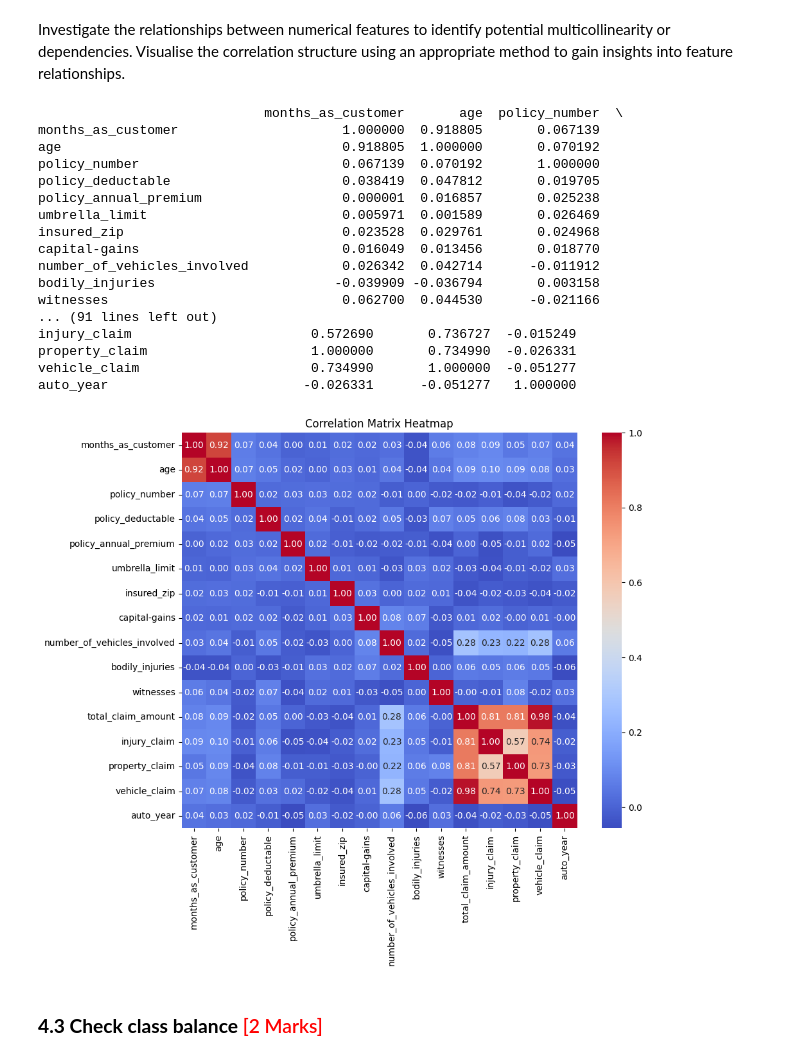
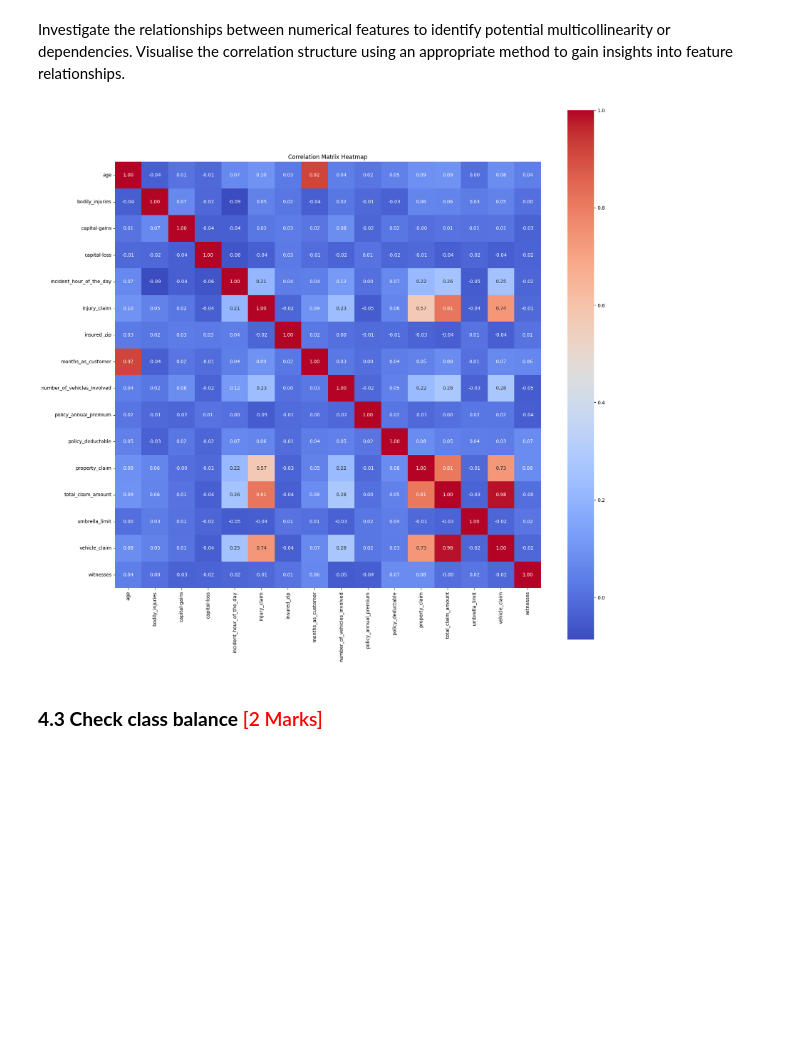
Before and after one commit to guptakeshav24/fraudulent_claim_detection, a Jupyter notebook: Fraudulent_Claim_Detection_Starter_solution.ipynb, the cells around one changed output. Saved outputs shown, nothing was run; the diff lists cells and outputs as text; code cells hidden in the pictures; blank space fills up the shorter version.

Commit message:
create date, month, year, columns and making code modular
fix bivariate analysis

feature engineering

fixes for feature engineering
final submission

```diff
--- a/Fraudulent_Claim_Detection_Starter_solution.ipynb
+++ b/Fraudulent_Claim_Detection_Starter_solution.ipynb
@@ -434,9 +433,9 @@ memory usage: 297.0+ KB
 #### **2.2.4** Identify and remove columns where a large proportion of the values are unique or near-unique, as these columns are likely to be identifiers or have very limited predictive power <font color="red">[1 Mark]</font>
 # %%
 # Identify and remove columns that are likely to be identifiers or have very limited predictive power
-df=df.drop("insured_hobbies",axis=1)
-df=df.drop("insured_education_level",axis=1)
-df=df.drop("auto_make", axis=1)
+to_drop = ['policy_number', 'insured_hobbies','auto_make','auto_model','auto_year', 'incident_location']
+df=df.drop(to_drop, axis=1)
+
 df.info()
 # %% [output]
 <class 'pandas.core.frame.DataFrame'>
@@ -472,7 +470,6 @@ df.head()
 Carefully examine the dataset and identify columns that contain date or time information but are not stored as the appropriate data type. Convert these columns to the correct datetime data type to enable proper analysis and manipulation of temporal information.
 # %%
 # Fix the data types of the columns with incorrect data types
+df.head()
 df['policy_bind_date'] = pd.to_datetime(df['policy_bind_date'])
 df['incident_date'] = pd.to_datetime(df['incident_date'])
-df['incident_hour_of_the_day']=pd.to_datetime(df['incident_hour_of_the_day']).dt.time
-df['incident_hour_of_the_day'].head(30)
@@ -526,19 +512,21 @@ from sklearn.model_selection import train_test_split
 ### **3.2 Define feature and target variables** <font color = red>[2 Marks]</font>
 # %%
 # Put all the feature variables in X
-X= df.drop('fraud_reported', axis=1)
+# Get the names of all columns except the one to exclude
+X = df[df.columns.difference(['fraud_reported'])]
+
 # Put the target variable in y
-Y = df['fraud_reported']
+y = df['fraud_reported']
 # %% [markdown]
 ### **3.3 Split the data** <font color="red">[3 Marks]</font>
 # %%
 # Split the dataset into 70% train and 30% validation and use stratification on the target variable
-X_train,X_test,Y_train,Y_test = train_test_split(X,Y,train_size=0.7,test_size = 0.3, random_state = 100)
+X_train,X_test,y_train,y_test = train_test_split(X,y,train_size=0.7,test_size = 0.3, random_state = 100)
 # Reset index for all train and test sets
 X_train=X_train.reset_index(drop=True)
 X_test=X_test.reset_index(drop=True)
-Y_train=Y_train.reset_index(drop=True)
-Y_test=Y_test.reset_index(drop=True)
+y_train=y_train.reset_index(drop=True)
+y_test=y_test.reset_index(drop=True)
 # %% [markdown]
 ## **4. EDA on training data** <font color = red>[20 marks]</font>
 # %% [markdown]
@@ -610,33 +573,16 @@ plt.show()
 # %%
 # Create correlation matrix for numerical columns
 correlation_matrix = X_train.corr(numeric_only=True)
-print(correlation_matrix)
+#print(correlation_matrix)
 
 # Plot Heatmap of the correlation matrix
 
-plt.figure(figsize=(10, 8))
+plt.figure(figsize=(20, 20))
 sns.heatmap(correlation_matrix, annot=True, cmap='coolwarm', fmt=".2f", square=True)
 plt.title("Correlation Matrix Heatmap")
 plt.show()
 # %% [output]
-                             months_as_customer       age  policy_number  \
-months_as_customer                     1.000000  0.918805       0.067139
-age                                    0.918805  1.000000       0.070192
-policy_number                          0.067139  0.070192       1.000000
-policy_deductable                      0.038419  0.047812       0.019705
-policy_annual_premium                  0.000001  0.016857       0.025238
-umbrella_limit                         0.005971  0.001589       0.026469
-insured_zip                            0.023528  0.029761       0.024968
-capital-gains                          0.016049  0.013456       0.018770
-number_of_vehicles_involved            0.026342  0.042714      -0.011912
-bodily_injuries                       -0.039909 -0.036794       0.003158
-witnesses                              0.062700  0.044530      -0.021166
-... (91 lines left out)
-injury_claim                       0.572690       0.736727  -0.015249
-property_claim                     1.000000       0.734990  -0.026331
-vehicle_claim                      0.734990       1.000000  -0.051277
-auto_year                         -0.026331      -0.051277   1.000000
-[figure, old version]
+[figure, new version]
 # %% [markdown]
 ### **4.3 Check class balance** <font color="red">[2 Marks]</font>
 # %% [markdown]
```
Also changed, not shown: parts of 158 cells of this notebook, 3 other files.
